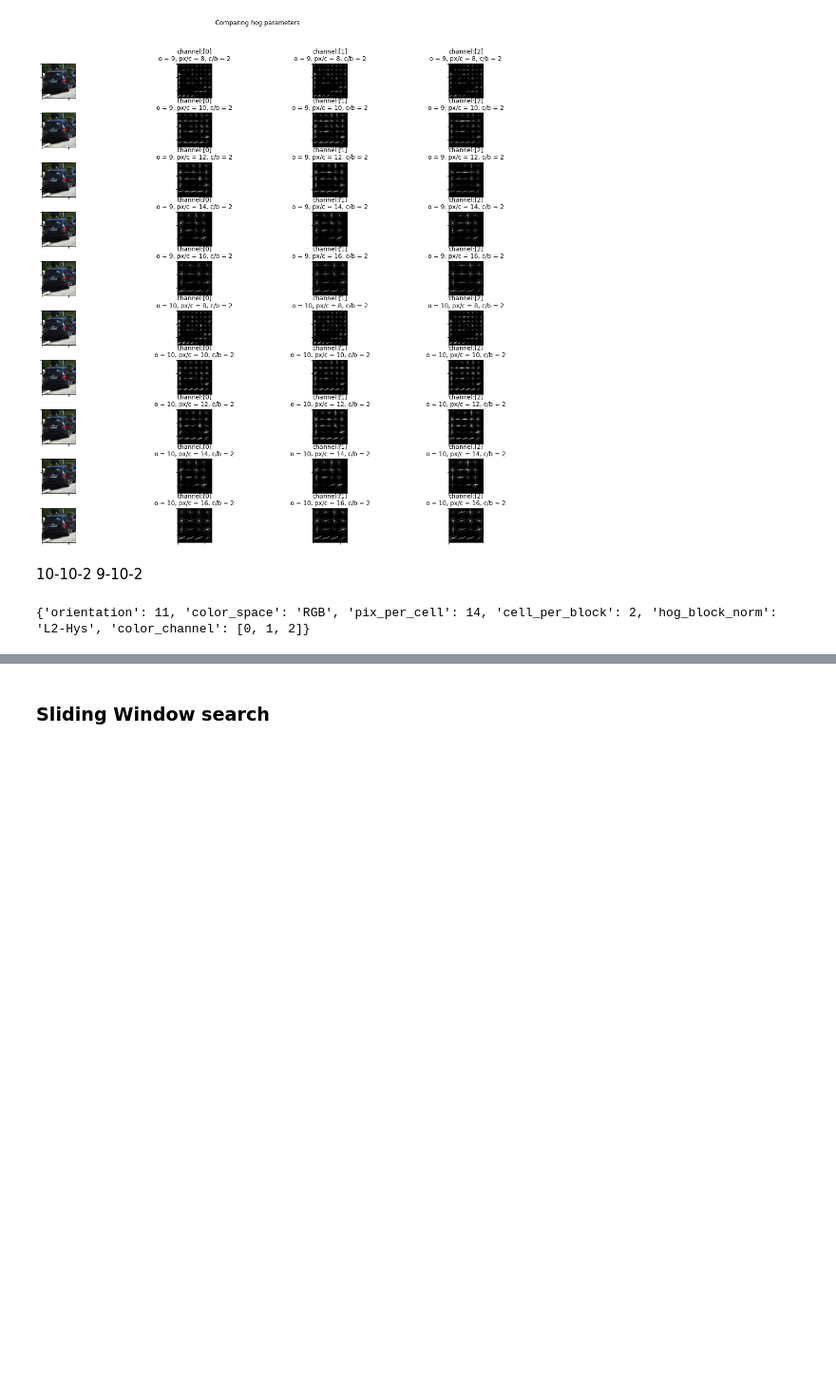
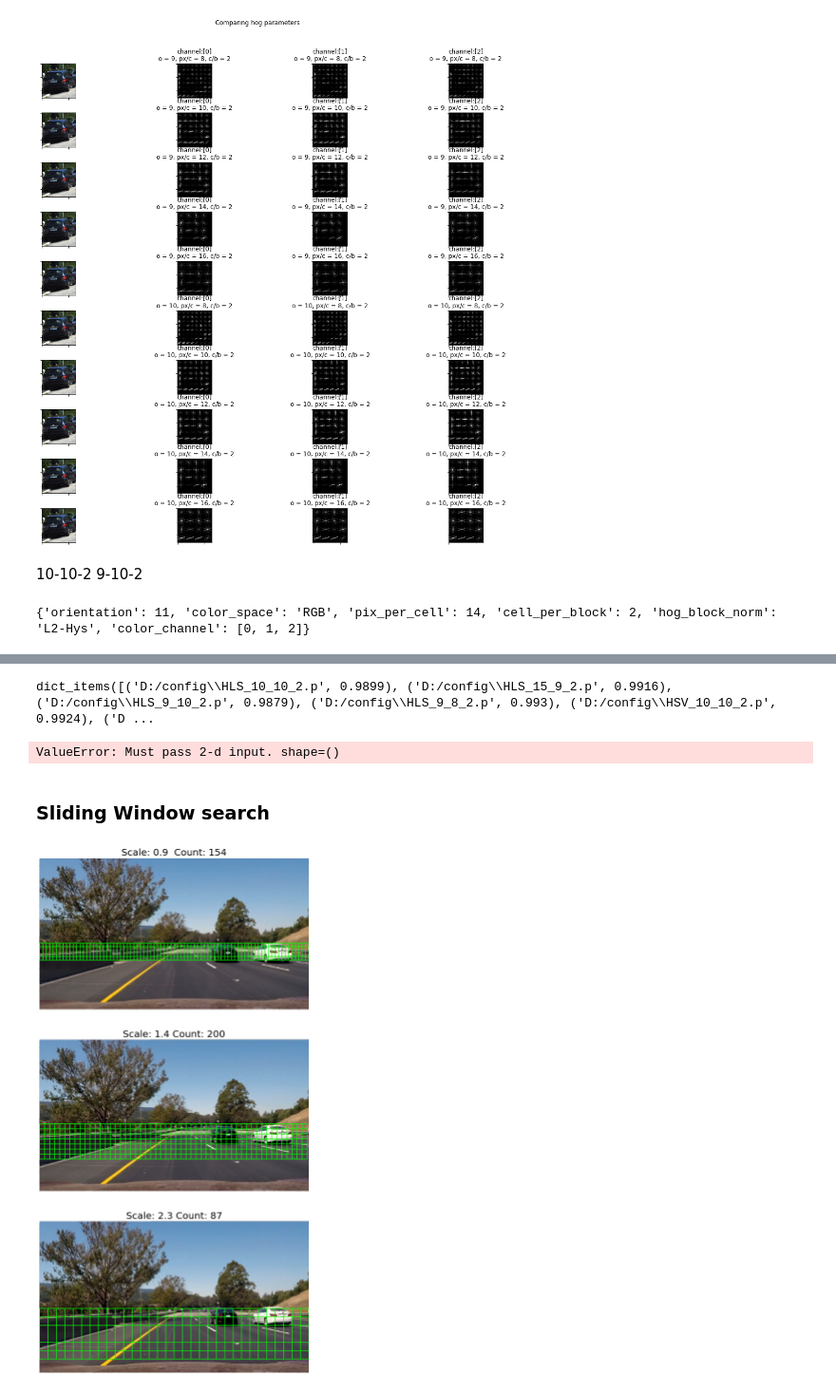
Before and after one commit to JEENB/Vehicle_Detection, a Jupyter notebook: main.ipynb, the cells around one changed output, grey strips where cells are left out. Shown at 95% size. Cells and saved outputs as stored; diff of their text form; code cells hidden in the pictures; blank space fills up the shorter version.

Commit message:
config setup

```diff
--- a/main.ipynb
+++ b/main.ipynb
@@ -217,6 +220,7 @@ KeyboardInterrupt:
 # %%
 import pickle
-dist_pickle = pickle.load( open("./configurations/RGB_11_14_2.p.p", "rb" ) )
+config_dir = glob.glob("D:/")
+dist_pickle = pickle.load( open("./configurations/test.p", "rb" ) )
 vec_fe = dist_pickle["vehicles"]
 nv_fec = dist_pickle["non-vehicles"]
 # %%
@@ -280,3 +281,11 @@ For these 10 labels:  [1. 1. 0. 1. 0. 0. 0. 1. 0. 0.]
+# %%
+print(final.items())
+arr = np.array(final.items())
+df = pd.DataFrame(arr, columns=("conf", 'acc'))
+df
+# %% [output]
+dict_items([('D:/config\\HLS_10_10_2.p', 0.9899), ('D:/config\\HLS_15_9_2.p', 0.9916), ('D:/config\\HLS_9_10_2.p', 0.9879), ('D:/config\\HLS_9_8_2.p', 0.993), ('D:/config\\HSV_10_10_2.p', 0.9924), ('D ...
+ValueError: Must pass 2-d input. shape=()
 # %% [markdown]
 ### Sliding Window search
 # %%
@@ -320,0 +381,47 @@ def search_cars(image_dir, model, X_scaler, orient, pix_per_cell, cell_per_block
+# %%
+spatial = 32
+hist_bins = 32
+colorspace = 'YCrCb' # Can be RGB, HSV, LUV, HLS, YUV, YCrCb #YCrCb best
+orient = 9
+pix_per_cell = 8
+cell_per_block = 2
+spatial_size= (32, 32)
+heat_threshold= 4 # 12
+hog_channel = [0,1,2] # Can be 0, 1, 2, or "ALL" #ALL,0 best
+ystart_ystop_scale = [(405, 510, 1), (400, 600, 1.5), (500, 710, 2.5)]
+
+test_images = "./test_images/test6.jpg"
+i = plt.imread(test_images)
+
+
+ystart_ystop_scale = [(405, 510, 1), (400, 600, 1.5), (415, 710, 2.5)]
+bbox_detection_list, detections, box_vis_list = search_cars(test_images, svc, X_scaler, orient, pix_per_cell, cell_per_block, spatial_size, hist_bins, ystart_ystop_scale, vis=True)
+
+def draw_boxes(img, bboxes):
+    imcopy = [np.copy(img),np.copy(img),np.copy(img)]
+
+    for i in range(len(bboxes)):
+        for bbox in bboxes[i]:
+            cv2.rectangle(img=imcopy[i], pt1=bbox[0], pt2=bbox[1],
+                          color=(0,255,0), thickness=2)
+    return imcopy
+
+windows_img = draw_boxes(i, box_vis_list)
+
+f, ((ax1, ax2, ax3)) = plt.subplots(3, 1, figsize=(20,20))
+ax1.imshow(windows_img[0])
+title = "Scale: 0.9 "  + " Count: " + str(len(box_vis_list[0]))
+ax1.set_title(title, fontsize=20)
+ax1.axis("off")
+ax2.imshow(windows_img[1])
+title = "Scale: 1.4"  + " Count: " + str(len(box_vis_list[1]))
+ax2.set_title(title, fontsize=20)
+ax2.axis("off")
+ax3.imshow(windows_img[2])
+title = "Scale: 2.3"  + " Count: " + str(len(box_vis_list[2]))
+ax3.set_title(title, fontsize=20)
+ax3.axis("off")
+
+plt.show()
+# %% [output]
+[figure, added]
```
Also changed, not shown: parts of 10 cells of this notebook, 1 other file.
